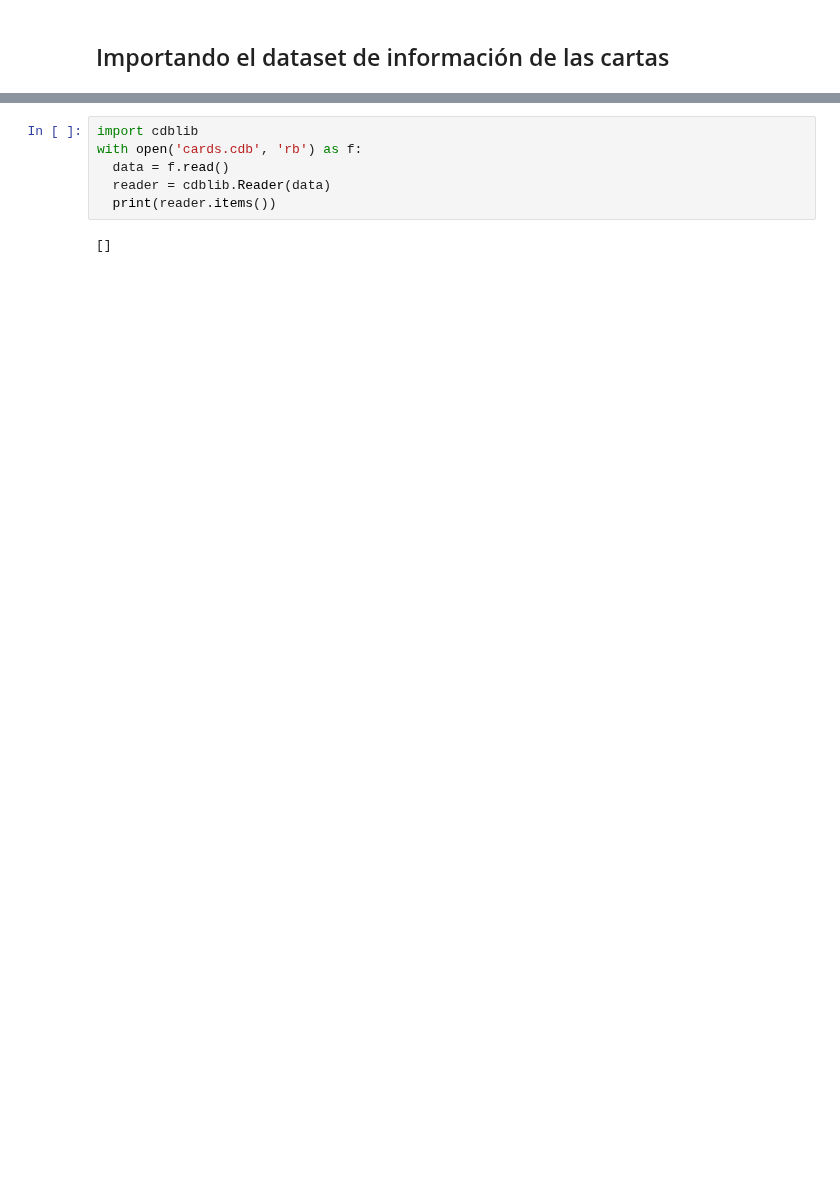
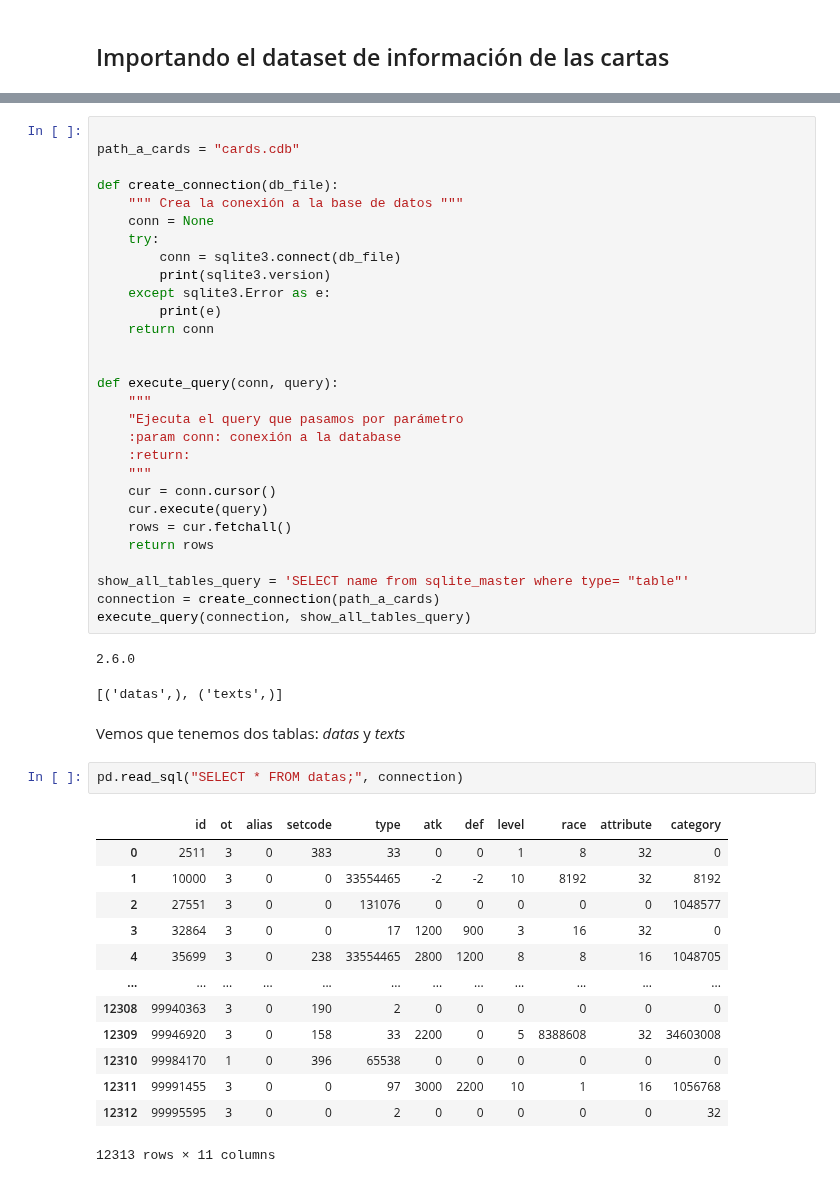
Before and after one commit to Nacho2904/orga_de_datos, a Jupyter notebook: tp4_exploratory_analysis.ipynb, the cells around one changed output, grey strips where cells are left out. Cells and saved outputs as stored; diff of their text form; blank space fills up the shorter version.

```diff
--- a/tp4_exploratory_analysis.ipynb
+++ b/tp4_exploratory_analysis.ipynb
@@ -88,8 +82,50 @@ Requirement already satisfied: pure-cdb in /usr/local/lib/python3.7/dist-package
-# %%
-import cdblib
-with open('cards.cdb', 'rb') as f:
-  data = f.read()
-  reader = cdblib.Reader(data)
-  print(reader.items())
-# %% [output]
-[]
+# %%
+
+path_a_cards = "cards.cdb"
+
+def create_connection(db_file):
+    """ Crea la conexión a la base de datos """
+    conn = None
+    try:
+        conn = sqlite3.connect(db_file)
+        print(sqlite3.version)
+    except sqlite3.Error as e:
+        print(e)
+    return conn
+
+
+def execute_query(conn, query):
+    """
+    "Ejecuta el query que pasamos por parámetro
+    :param conn: conexión a la database
+    :return:
+    """
+    cur = conn.cursor()
+    cur.execute(query)
+    rows = cur.fetchall()
+    return rows
+
+show_all_tables_query = 'SELECT name from sqlite_master where type= "table"'
+connection = create_connection(path_a_cards)
+execute_query(connection, show_all_tables_query)
+# %% [output]
+2.6.0
+[('datas',), ('texts',)]
+# %% [markdown]
+Vemos que tenemos dos tablas: *datas* y *texts*
+# %%
+pd.read_sql("SELECT * FROM datas;", connection)
+# %% [output]
+|  | id | ot | alias | setcode | type | atk | def | level | race | attribute | category |
+| 0 | 2511 | 3 | 0 | 383 | 33 | 0 | 0 | 1 | 8 | 32 | 0 |
+| 1 | 10000 | 3 | 0 | 0 | 33554465 | -2 | -2 | 10 | 8192 | 32 | 8192 |
+| 2 | 27551 | 3 | 0 | 0 | 131076 | 0 | 0 | 0 | 0 | 0 | 1048577 |
+| 3 | 32864 | 3 | 0 | 0 | 17 | 1200 | 900 | 3 | 16 | 32 | 0 |
+| 4 | 35699 | 3 | 0 | 238 | 33554465 | 2800 | 1200 | 8 | 8 | 16 | 1048705 |
+| ... | ... | ... | ... | ... | ... | ... | ... | ... | ... | ... | ... |
+| 12308 | 99940363 | 3 | 0 | 190 | 2 | 0 | 0 | 0 | 0 | 0 | 0 |
+| 12309 | 99946920 | 3 | 0 | 158 | 33 | 2200 | 0 | 5 | 8388608 | 32 | 34603008 |
+| 12310 | 99984170 | 1 | 0 | 396 | 65538 | 0 | 0 | 0 | 0 | 0 | 0 |
+| 12311 | 99991455 | 3 | 0 | 0 | 97 | 3000 | 2200 | 10 | 1 | 16 | 1056768 |
+| 12312 | 99995595 | 3 | 0 | 0 | 2 | 0 | 0 | 0 | 0 | 0 | 32 |
+12313 rows × 11 columns
```
Also changed, not shown: parts of 11 cells of this notebook.
